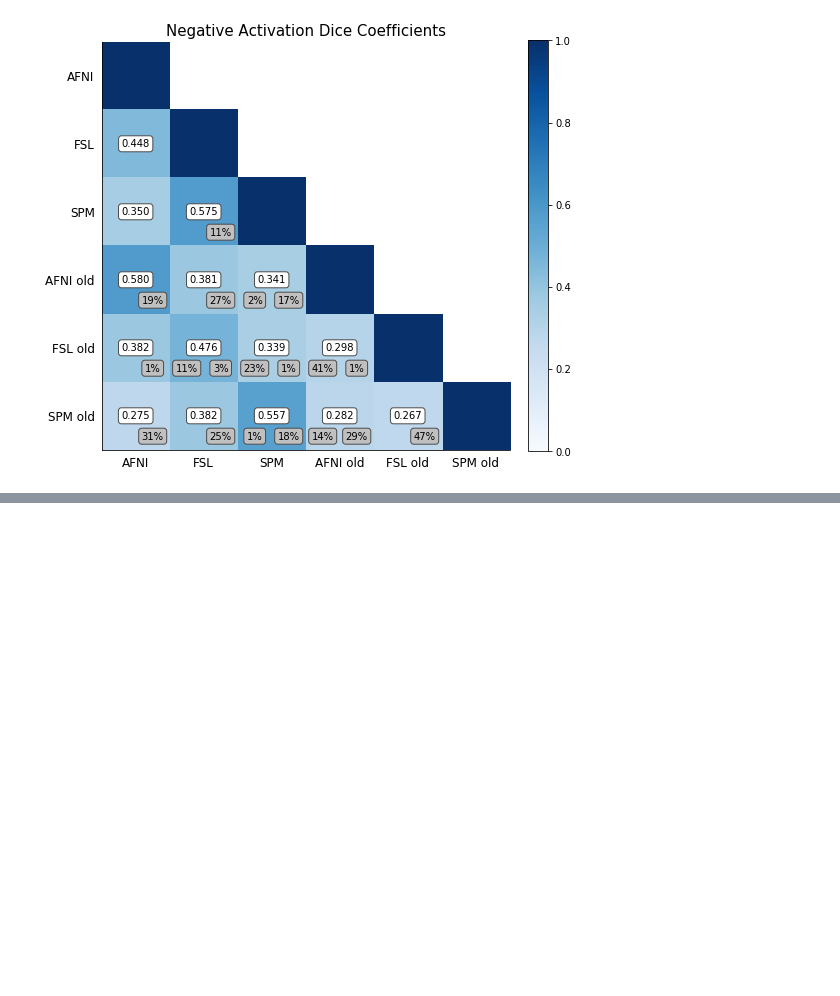
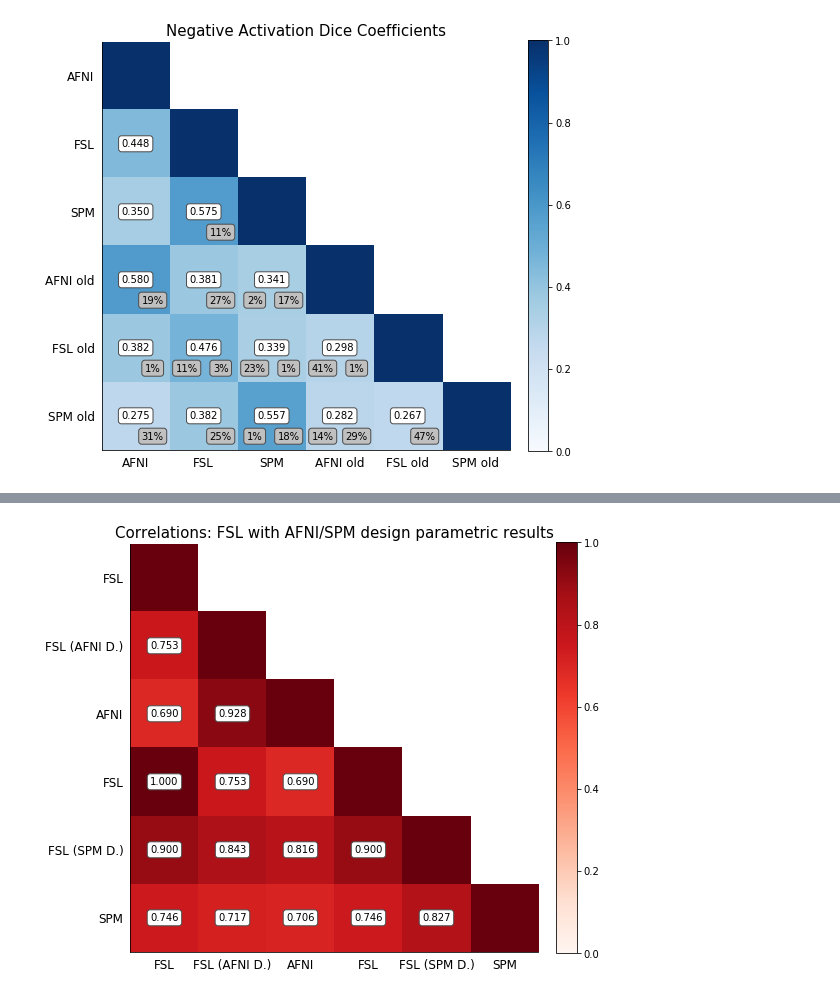
Before and after one commit to NISOx-BDI/SC2, a Jupyter notebook: figures/ds001_notebook.ipynb, the cells around one changed output, grey strips where cells are left out. Saved outputs shown, nothing was run; the diff lists cells and outputs as text; code cells hidden in the pictures; blank space fills up the shorter version.

```diff
--- a/figures/ds001_notebook.ipynb
+++ b/figures/ds001_notebook.ipynb
@@ -451,0 +465,4 @@ dice.dice_old_comparison(afni_perm_pos_exc, old_afni_perm_pos_exc, afni_perm_neg
+# %%
+correlation_tables.correlation_tables(fsl_stat_file, afni_design_stat_file, afni_stat_file, fsl_stat_file, spm_design_stat_file, spm_stat_file, title="Correlations: FSL with AFNI/SPM design parametric results")
+# %% [output]
+[figure, added]
```
Also changed, not shown: parts of 5 cells of this notebook, 2 other files.
